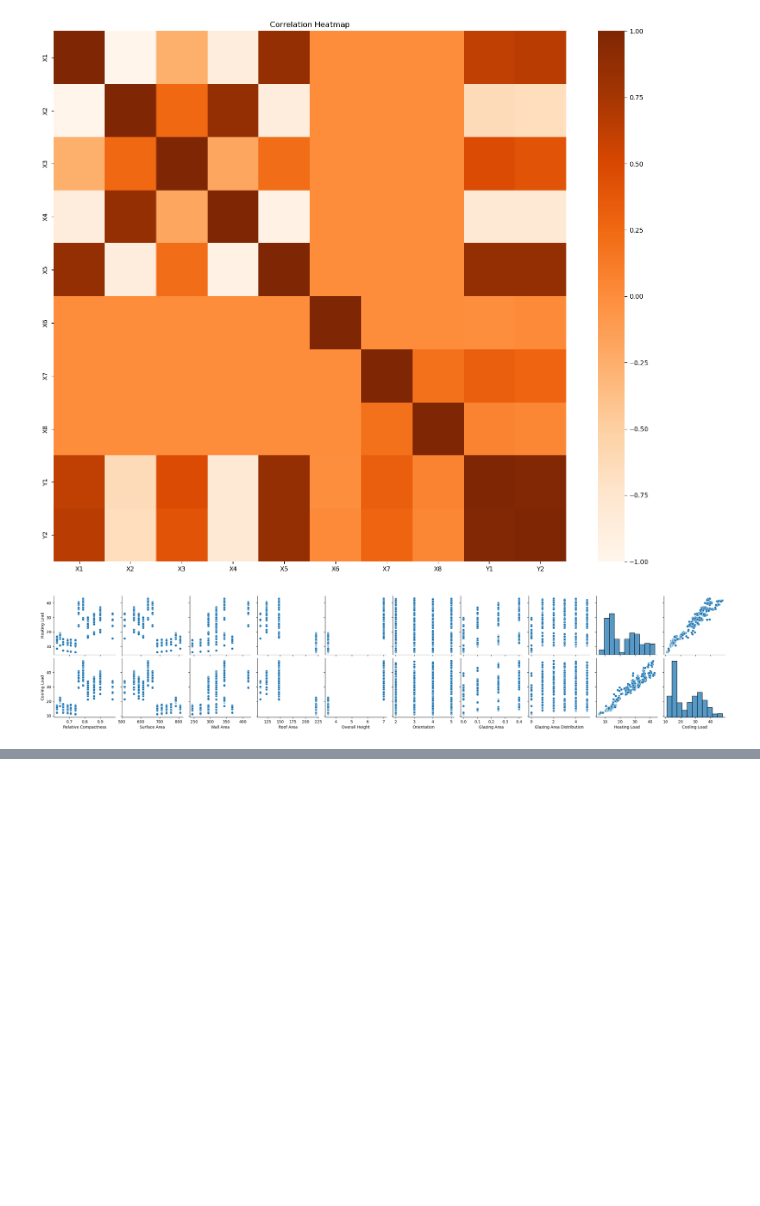
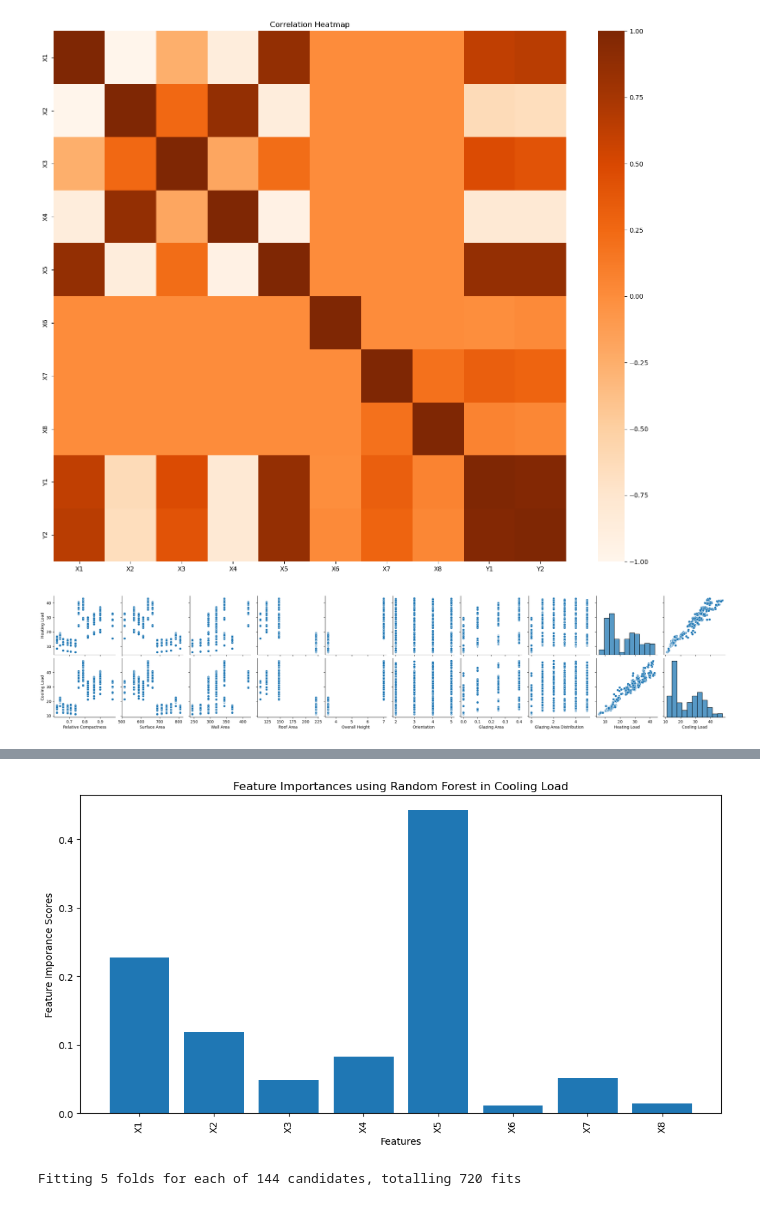
Before and after one commit to TaniaZakowski/Prediction-Buildings-Energy-Performance, a Jupyter notebook: notebook/EnergyPerformance.ipynb, the cells around one changed output, grey strips where cells are left out. Saved outputs shown, nothing was run; the diff lists cells and outputs as text; code cells hidden in the pictures; blank space fills up the shorter version.

```diff
--- a/notebook/EnergyPerformance.ipynb
+++ b/notebook/EnergyPerformance.ipynb
@@ -334,8 +435,24 @@ print(metrics_df_RF2)
+# %%
+# Get feature importances via visualization
+importancesRF2 = forest2.feature_importances_
+
+# Visualize feature importances
+plt.figure(figsize=(12, 6))
+plt.bar(range(features.shape[1]), importancesRF2)
+plt.xticks(range(features.shape[1]), features.columns, rotation=90)
+plt.ylabel('Feature Imporance Scores')
+plt.xlabel('Features')
+plt.title('Feature Importances using Random Forest in Cooling Load')
+plt.show()
+# %% [output]
+[figure, added]
 # %%
 #Search grid on RF cooling load
-grid_search2 = GridSearchCV(estimator=forest2, param_grid=param_grid, cv=5, n_jobs=-1)
+grid_search2 = GridSearchCV(estimator=forest2, param_grid=param_grid, cv=5, n_jobs=-1,verbose = 3)
 grid_search2.fit(X_train_norm2, y_train2)
 # Get the best hyperparameters and the corresponding model
 best_hyperparams2 = grid_search2.best_params_
 best_model2 = grid_search2.best_estimator_
+# %% [output]
+Fitting 5 folds for each of 144 candidates, totalling 720 fits
 # %%
```
Also changed, not shown: parts of 20 cells of this notebook, 1 other file.
